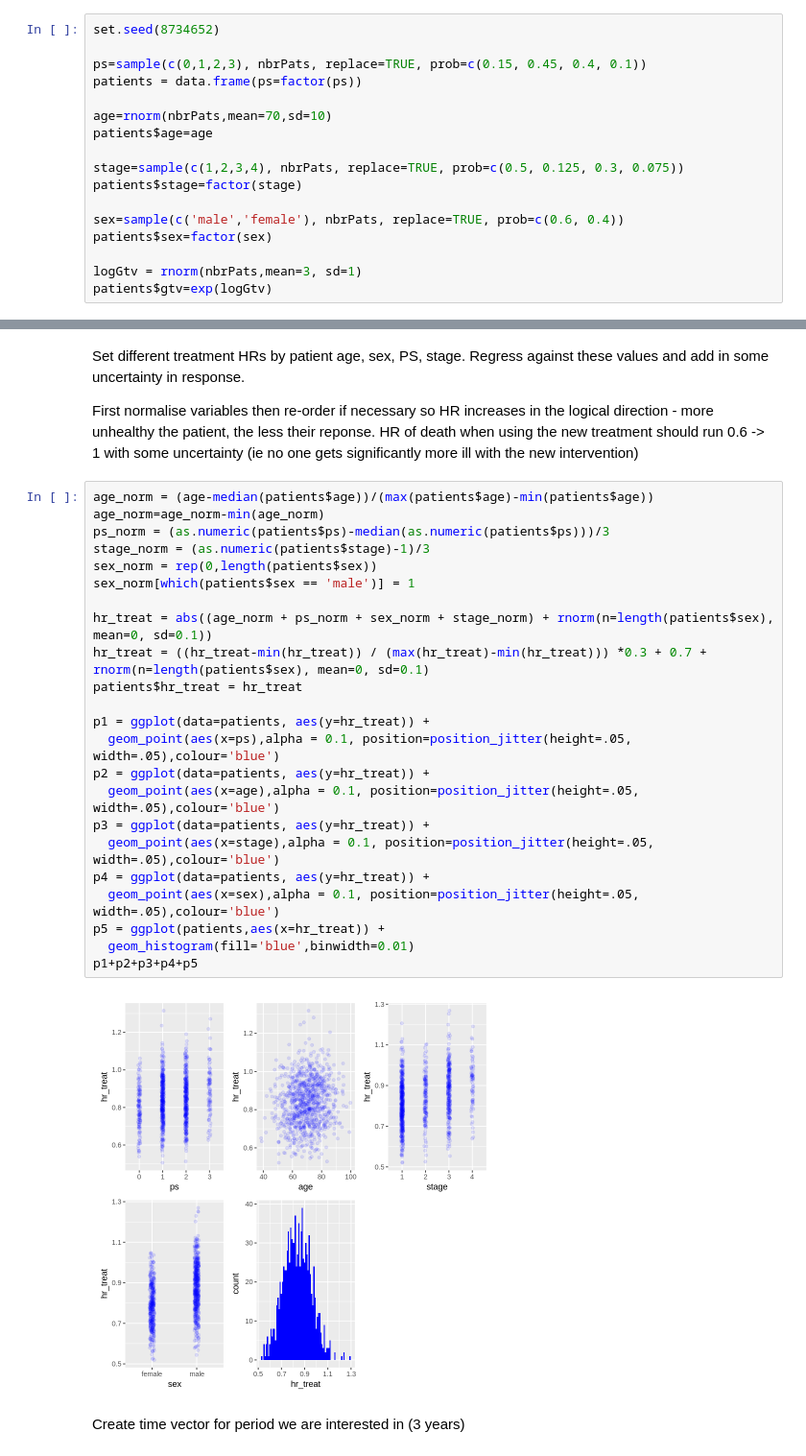
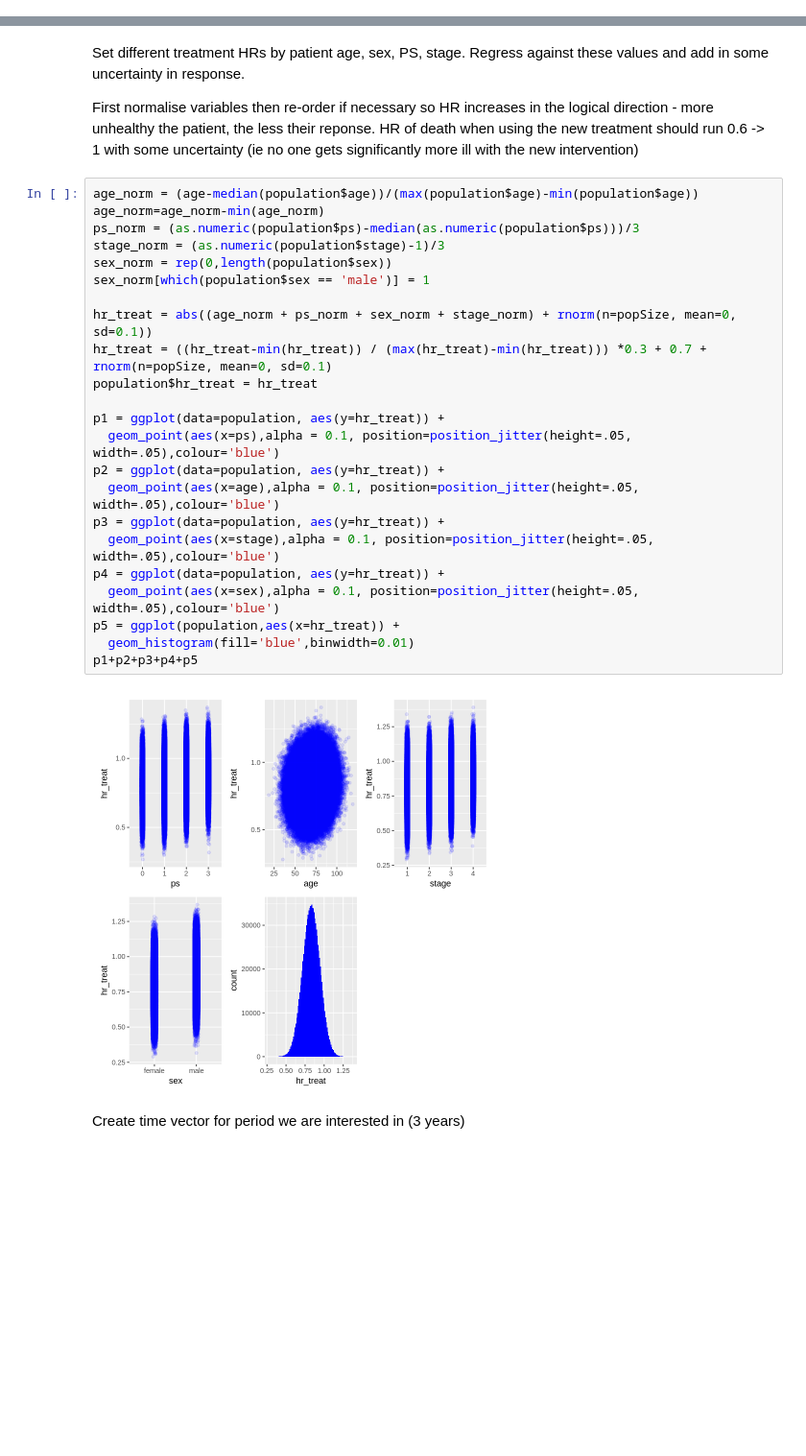
Before and after one commit to gpricechristie/introductionToClinicalTrials, a Jupyter notebook: simulateSurvivalData.ipynb, the cells around one changed output, grey strips where cells are left out. Shown at 96% size. Drawn from its saved outputs; the diff is of its cells as text; blank space fills up the shorter version.

```diff
--- a/simulateSurvivalData.ipynb
+++ b/simulateSurvivalData.ipynb
@@ -86,17 +79,0 @@ TODO: Might be good to try and correlate Age, PS, stage to socioeconomic status
-# %%
-set.seed(8734652)
-
-ps=sample(c(0,1,2,3), nbrPats, replace=TRUE, prob=c(0.15, 0.45, 0.4, 0.1))
-patients = data.frame(ps=factor(ps))
-
-age=rnorm(nbrPats,mean=70,sd=10)
-patients$age=age
-
-stage=sample(c(1,2,3,4), nbrPats, replace=TRUE, prob=c(0.5, 0.125, 0.3, 0.075))
-patients$stage=factor(stage)
-
-sex=sample(c('male','female'), nbrPats, replace=TRUE, prob=c(0.6, 0.4))
-patients$sex=factor(sex)
-
-logGtv = rnorm(nbrPats,mean=3, sd=1)
-patients$gtv=exp(logGtv)
@@ -118,30 +127,30 @@ Set different treatment HRs by patient age, sex, PS, stage. Regress against thes
 First normalise variables then re-order if necessary so HR increases in the logical direction - more unhealthy the patient, the less their reponse.
 HR of death when using the new treatment should run 0.6 -> 1 with some uncertainty (ie no one gets significantly more ill with the new intervention)
 # %%
-age_norm = (age-median(patients$age))/(max(patients$age)-min(patients$age))
+age_norm = (age-median(population$age))/(max(population$age)-min(population$age))
 age_norm=age_norm-min(age_norm)
-ps_norm = (as.numeric(patients$ps)-median(as.numeric(patients$ps)))/3
-stage_norm = (as.numeric(patients$stage)-1)/3
-sex_norm = rep(0,length(patients$sex))
-sex_norm[which(patients$sex == 'male')] = 1
+ps_norm = (as.numeric(population$ps)-median(as.numeric(population$ps)))/3
+stage_norm = (as.numeric(population$stage)-1)/3
+sex_norm = rep(0,length(population$sex))
+sex_norm[which(population$sex == 'male')] = 1
 
-hr_treat = abs((age_norm + ps_norm + sex_norm + stage_norm) + rnorm(n=length(patients$sex), mean=0, sd=0.1))
-hr_treat = ((hr_treat-min(hr_treat)) / (max(hr_treat)-min(hr_treat))) *0.3 + 0.7 + rnorm(n=length(patients$sex), mean=0, sd=0.1)
-patients$hr_treat = hr_treat
+hr_treat = abs((age_norm + ps_norm + sex_norm + stage_norm) + rnorm(n=popSize, mean=0, sd=0.1))
+hr_treat = ((hr_treat-min(hr_treat)) / (max(hr_treat)-min(hr_treat))) *0.3 + 0.7 + rnorm(n=popSize, mean=0, sd=0.1)
+population$hr_treat = hr_treat
 
-p1 = ggplot(data=patients, aes(y=hr_treat)) +
+p1 = ggplot(data=population, aes(y=hr_treat)) +
   geom_point(aes(x=ps),alpha = 0.1, position=position_jitter(height=.05, width=.05),colour='blue')
-p2 = ggplot(data=patients, aes(y=hr_treat)) +
+p2 = ggplot(data=population, aes(y=hr_treat)) +
   geom_point(aes(x=age),alpha = 0.1, position=position_jitter(height=.05, width=.05),colour='blue')
-p3 = ggplot(data=patients, aes(y=hr_treat)) +
+p3 = ggplot(data=population, aes(y=hr_treat)) +
   geom_point(aes(x=stage),alpha = 0.1, position=position_jitter(height=.05, width=.05),colour='blue')
-p4 = ggplot(data=patients, aes(y=hr_treat)) +
+p4 = ggplot(data=population, aes(y=hr_treat)) +
   geom_point(aes(x=sex),alpha = 0.1, position=position_jitter(height=.05, width=.05),colour='blue')
-p5 = ggplot(patients,aes(x=hr_treat)) +
+p5 = ggplot(population,aes(x=hr_treat)) +
   geom_histogram(fill='blue',binwidth=0.01)
 p1+p2+p3+p4+p5
 # %% [output]
-[figure, old version]
+[figure, new version]
 # %% [markdown]
 Create time vector for period we are interested in (3 years)
 # %%
```
Also changed, not shown: parts of 28 cells of this notebook.
